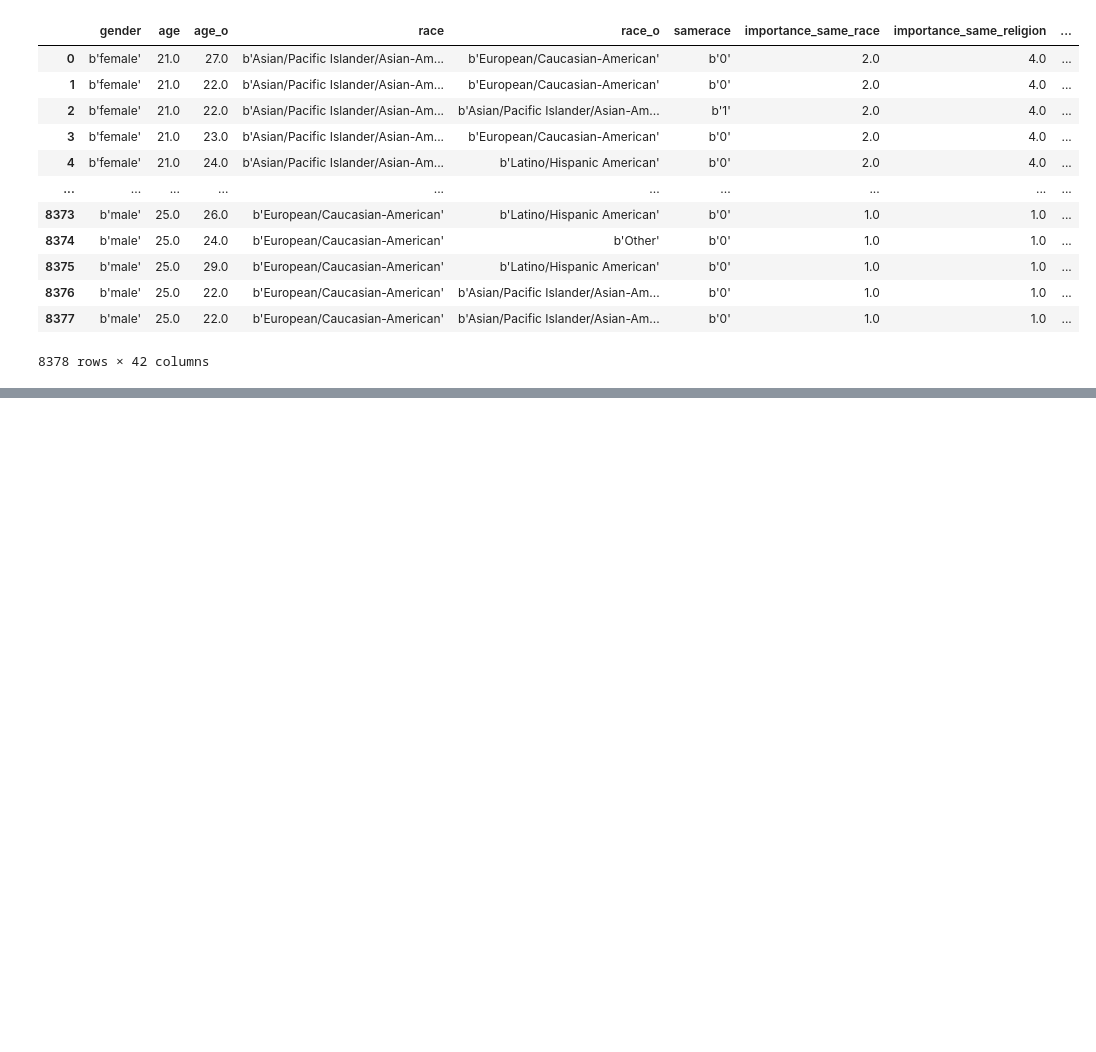
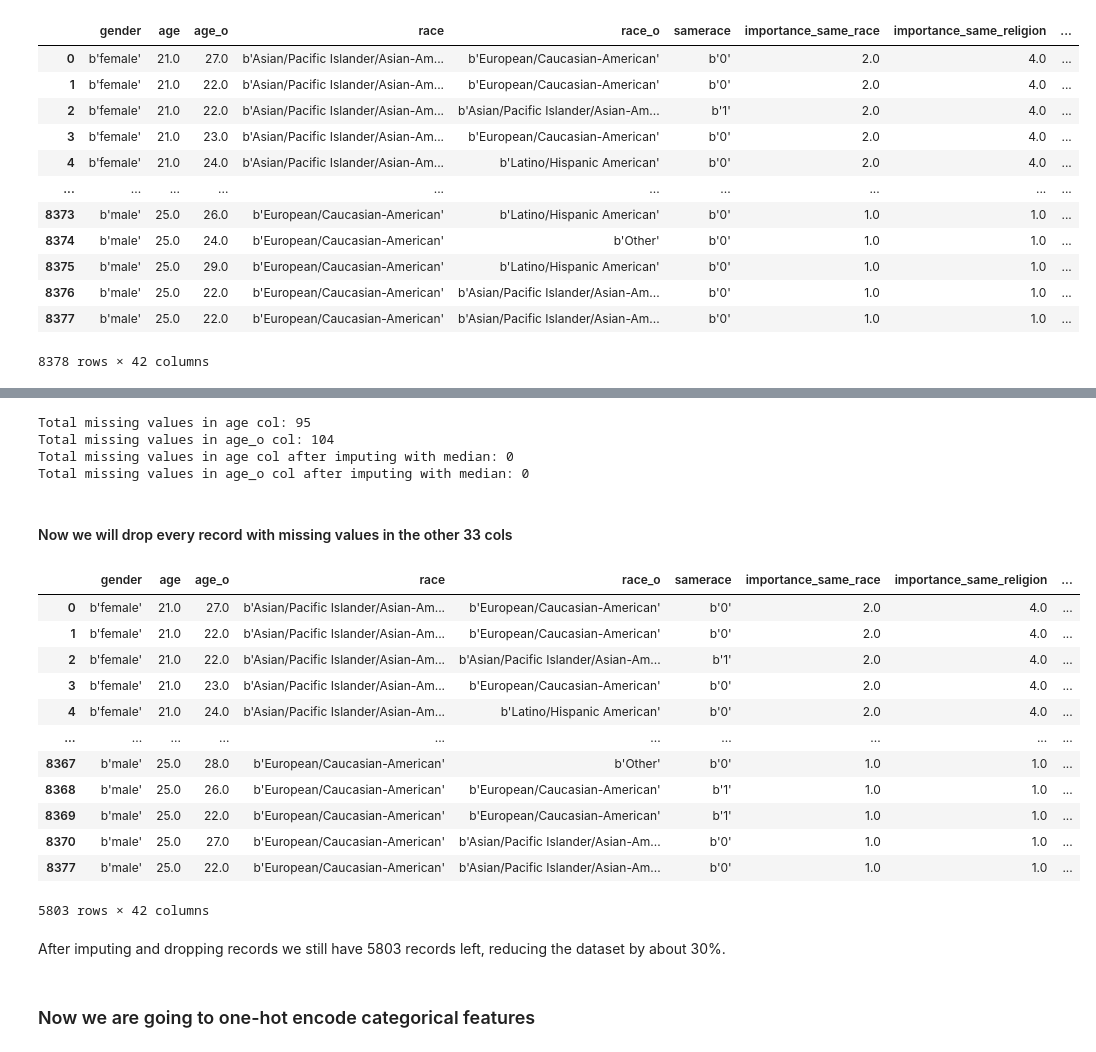
Before and after one commit to Antoni582/ML_final_project, a Jupyter notebook: final_project.ipynb, the cells around one changed output, grey strips where cells are left out. Cells and saved outputs as stored; diff of their text form; code cells hidden in the pictures; blank space fills up the shorter version.

Commit message:
worked on cleaning data, impute age and age_o, removed records with other feature values missing, and stripped b'' from values.

```diff
--- a/final_project.ipynb
+++ b/final_project.ipynb
@@ -97,0 +137,44 @@ Index(['gender', 'age', 'age_o', 'race', 'race_o', 'samerace',
+# %%
+# imputing age and age_o
+
+age_missing = data['age'].isnull().sum()
+print(f"Total missing values in age col: {age_missing}")
+age_missing = data['age_o'].isnull().sum()
+print(f"Total missing values in age_o col: {age_missing}")
+
+data["age"] = data['age'].fillna(data["age"].median())
+
+data["age_o"] = data['age_o'].fillna(data["age_o"].median())
+
+age_missing = data['age'].isnull().sum()
+print(f"Total missing values in age col after imputing with median: {age_missing}")
+age_missing = data['age_o'].isnull().sum()
+print(f"Total missing values in age_o col after imputing with median: {age_missing}")
+# %% [output]
+Total missing values in age col: 95
+Total missing values in age_o col: 104
+Total missing values in age col after imputing with median: 0
+Total missing values in age_o col after imputing with median: 0
+# %% [markdown]
+#### Now we will drop every record with missing values in the other 33 cols
+# %%
+data = data.dropna()
+data
+# %% [output]
+|  | gender | age | age_o | race | race_o | samerace | importance_same_race | importance_same_religion | ... |
+| 0 | b'female' | 21.0 | 27.0 | b'Asian/Pacific Islander/Asian-Am... | b'European/Caucasian-American' | b'0' | 2.0 | 4.0 | ... |
+| 1 | b'female' | 21.0 | 22.0 | b'Asian/Pacific Islander/Asian-Am... | b'European/Caucasian-American' | b'0' | 2.0 | 4.0 | ... |
+| 2 | b'female' | 21.0 | 22.0 | b'Asian/Pacific Islander/Asian-Am... | b'Asian/Pacific Islander/Asian-Am... | b'1' | 2.0 | 4.0 | ... |
+| 3 | b'female' | 21.0 | 23.0 | b'Asian/Pacific Islander/Asian-Am... | b'European/Caucasian-American' | b'0' | 2.0 | 4.0 | ... |
+| 4 | b'female' | 21.0 | 24.0 | b'Asian/Pacific Islander/Asian-Am... | b'Latino/Hispanic American' | b'0' | 2.0 | 4.0 | ... |
+| ... | ... | ... | ... | ... | ... | ... | ... | ... | ... |
+| 8367 | b'male' | 25.0 | 28.0 | b'European/Caucasian-American' | b'Other' | b'0' | 1.0 | 1.0 | ... |
+| 8368 | b'male' | 25.0 | 26.0 | b'European/Caucasian-American' | b'European/Caucasian-American' | b'1' | 1.0 | 1.0 | ... |
+| 8369 | b'male' | 25.0 | 22.0 | b'European/Caucasian-American' | b'European/Caucasian-American' | b'1' | 1.0 | 1.0 | ... |
+| 8370 | b'male' | 25.0 | 27.0 | b'European/Caucasian-American' | b'Asian/Pacific Islander/Asian-Am... | b'0' | 1.0 | 1.0 | ... |
+| 8377 | b'male' | 25.0 | 22.0 | b'European/Caucasian-American' | b'Asian/Pacific Islander/Asian-Am... | b'0' | 1.0 | 1.0 | ... |
+5803 rows × 42 columns
+# %% [markdown]
+ After imputing and dropping records we still have 5803 records left, reducing the dataset by about 30%.
+# %% [markdown]
+### Now we are going to one-hot encode categorical features
```
Also changed, not shown: parts of 4 cells of this notebook.
